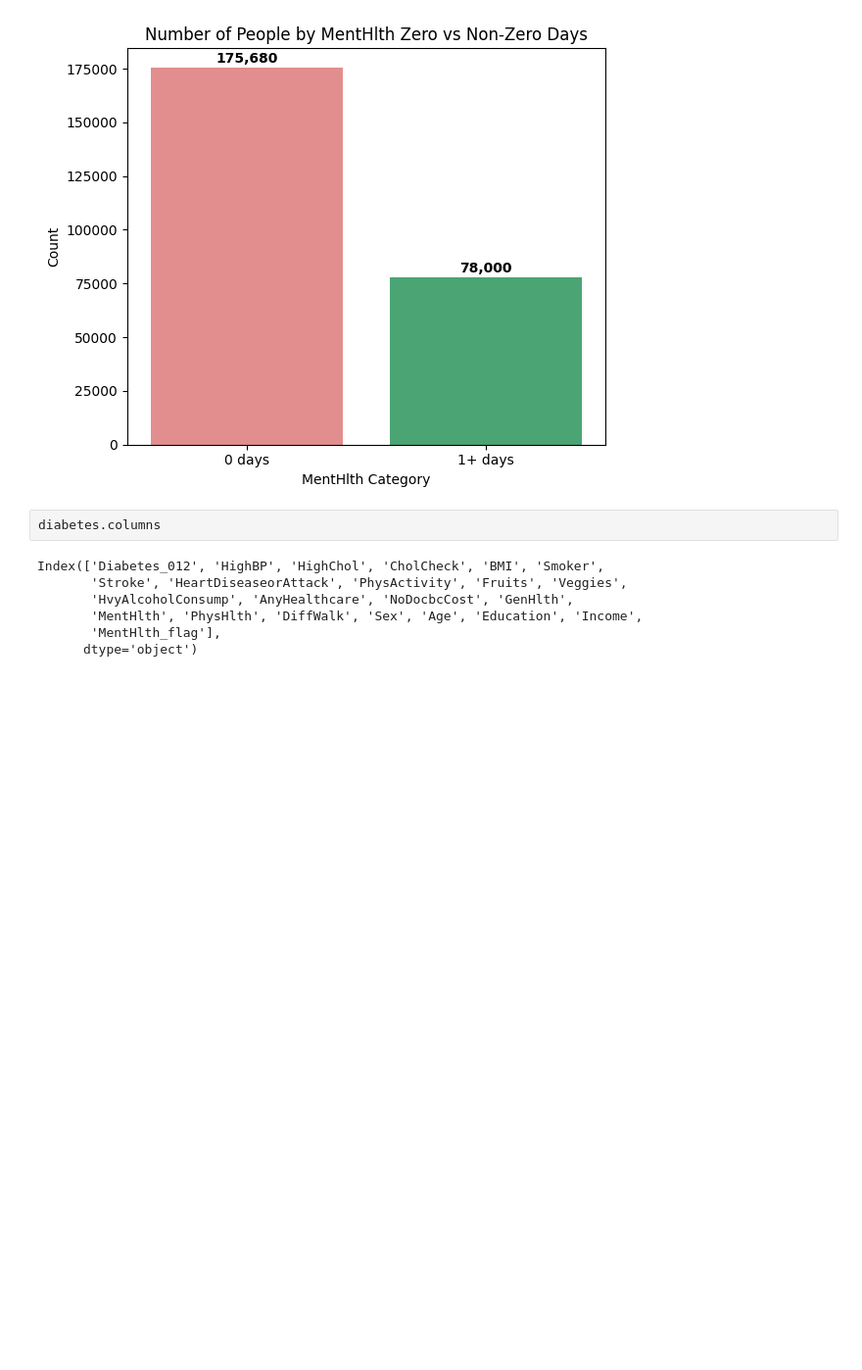
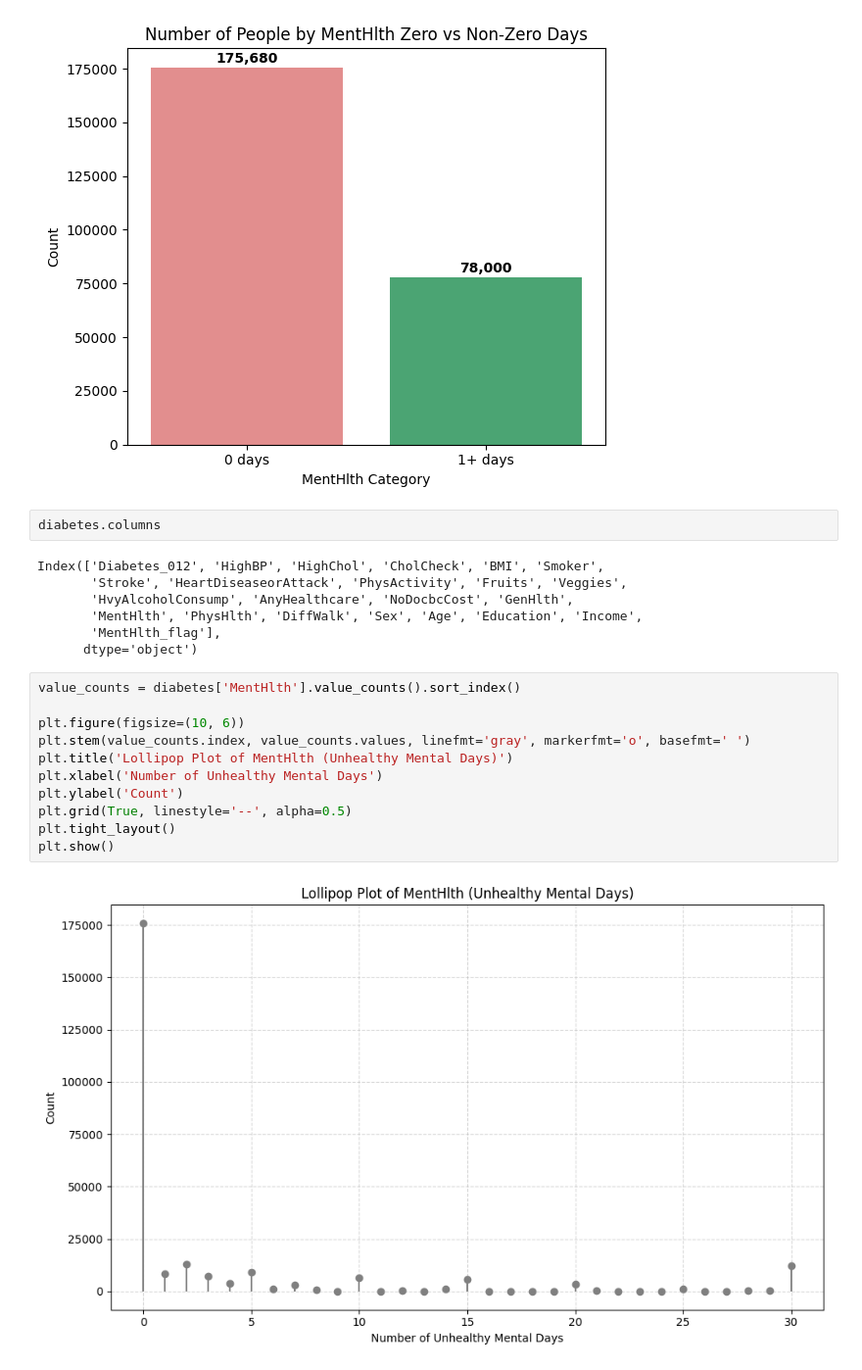
Before and after one commit to mrablfz05/diabetes-prediction, a Jupyter notebook: diabetes_prediction.ipynb, the cells around one changed output. Shown at 98% size. Cells and saved outputs as stored; diff of their text form; blank space fills up the shorter version.

Commit message:
EDA: add more meaningful plots for MentHlth ratio to other cols

```diff
--- a/diabetes_prediction.ipynb
+++ b/diabetes_prediction.ipynb
@@ -1596,3 +1596,16 @@ Index(['Diabetes_012', 'HighBP', 'HighChol', 'CholCheck', 'BMI', 'Smoker',
        'MentHlth', 'PhysHlth', 'DiffWalk', 'Sex', 'Age', 'Education', 'Income',
        'MentHlth_flag'],
       dtype='object')
+# %%
+value_counts = diabetes['MentHlth'].value_counts().sort_index()
+
+plt.figure(figsize=(10, 6))
+plt.stem(value_counts.index, value_counts.values, linefmt='gray', markerfmt='o', basefmt=' ')
+plt.title('Lollipop Plot of MentHlth (Unhealthy Mental Days)')
+plt.xlabel('Number of Unhealthy Mental Days')
+plt.ylabel('Count')
+plt.grid(True, linestyle='--', alpha=0.5)
+plt.tight_layout()
+plt.show()
+# %% [output]
+[figure, added]
```
Also changed, not shown: parts of 4 cells of this notebook, 5 other files.
